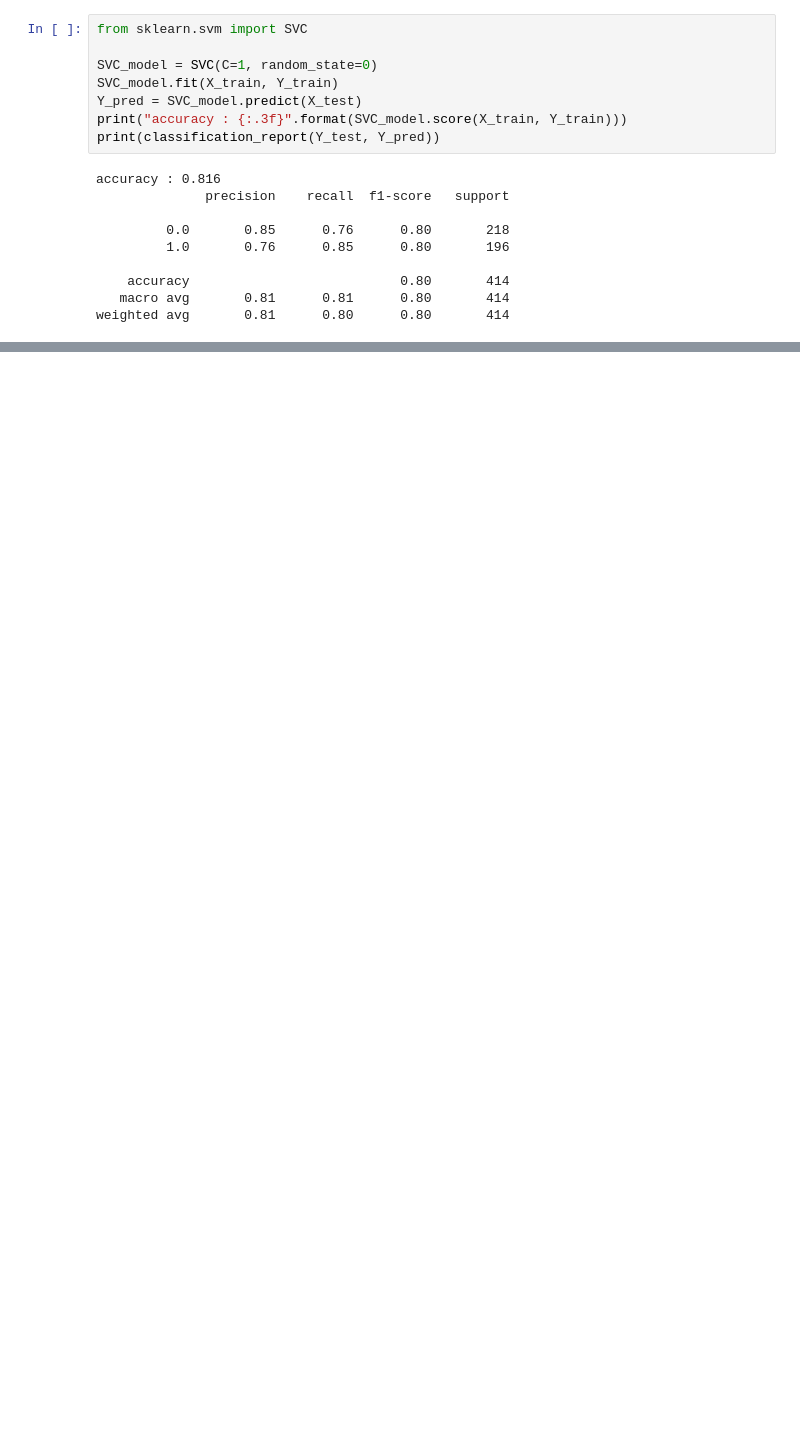
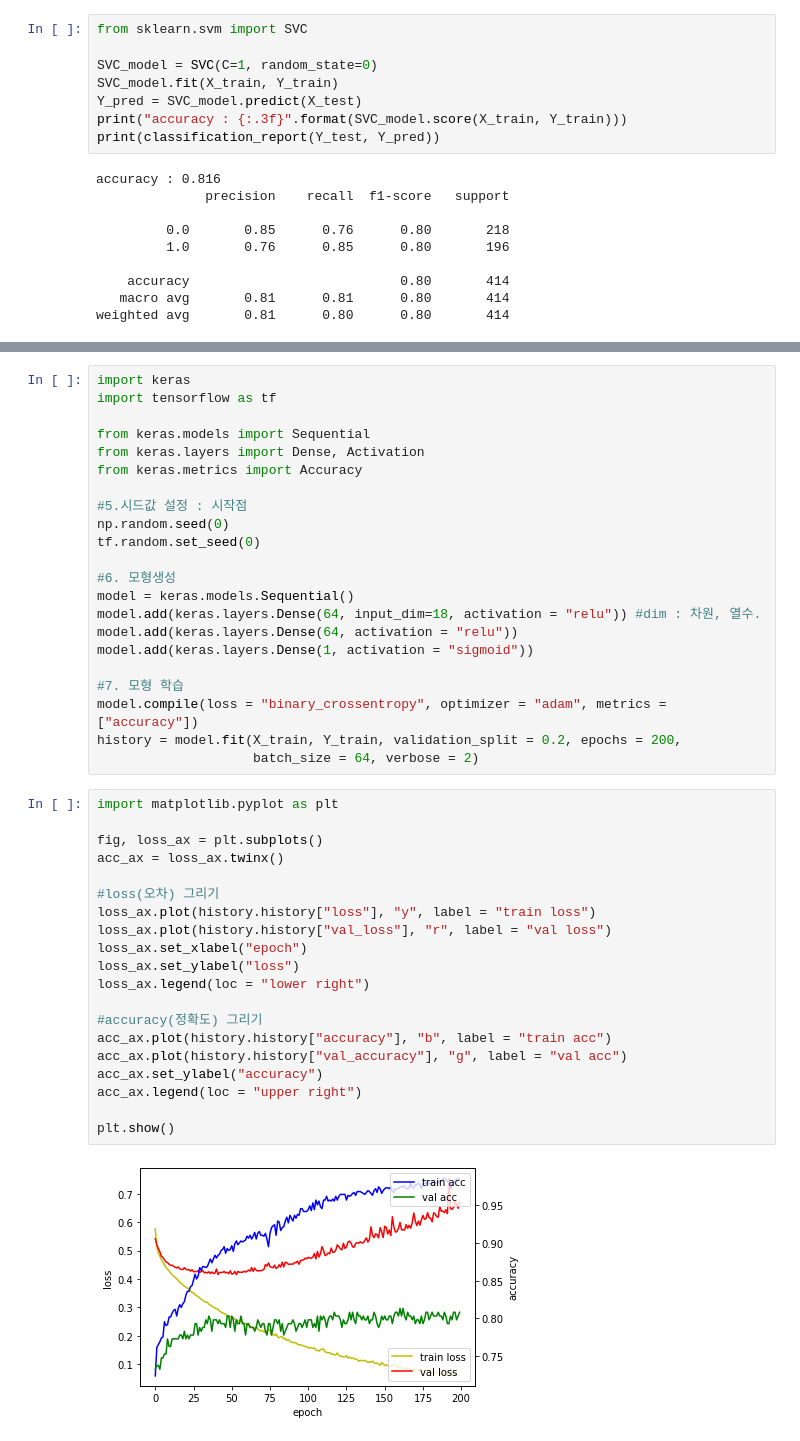
Before and after one commit to good-thinking/easy-coding2, a Jupyter notebook: test_number_3.ipynb, the cells around one changed output, grey strips where cells are left out. Drawn from its saved outputs; the diff is of its cells as text; blank space fills up the shorter version.

```diff
--- a/test_number_3.ipynb
+++ b/test_number_3.ipynb
@@ -476,0 +527,44 @@ weighted avg       0.81      0.80      0.80       414
+# %%
+import keras
+import tensorflow as tf
+
+from keras.models import Sequential
+from keras.layers import Dense, Activation
+from keras.metrics import Accuracy
+
+#5.시드값 설정 : 시작점
+np.random.seed(0)
+tf.random.set_seed(0)
+
+#6. 모형생성
+model = keras.models.Sequential()
+model.add(keras.layers.Dense(64, input_dim=18, activation = "relu")) #dim : 차원, 열수.
+model.add(keras.layers.Dense(64, activation = "relu"))
+model.add(keras.layers.Dense(1, activation = "sigmoid"))
+
+#7. 모형 학습
+model.compile(loss = "binary_crossentropy", optimizer = "adam", metrics = ["accuracy"])
+history = model.fit(X_train, Y_train, validation_split = 0.2, epochs = 200,
+                    batch_size = 64, verbose = 2)
+# %%
+import matplotlib.pyplot as plt
+
+fig, loss_ax = plt.subplots()
+acc_ax = loss_ax.twinx()
+
+#loss(오차) 그리기
+loss_ax.plot(history.history["loss"], "y", label = "train loss")
+loss_ax.plot(history.history["val_loss"], "r", label = "val loss")
+loss_ax.set_xlabel("epoch")
+loss_ax.set_ylabel("loss")
+loss_ax.legend(loc = "lower right")
+
+#accuracy(정확도) 그리기
+acc_ax.plot(history.history["accuracy"], "b", label = "train acc")
+acc_ax.plot(history.history["val_accuracy"], "g", label = "val acc")
+acc_ax.set_ylabel("accuracy")
+acc_ax.legend(loc = "upper right")
+
+plt.show()
+# %% [output]
+[figure, added]
```
Also changed, not shown: parts of 7 cells of this notebook.
